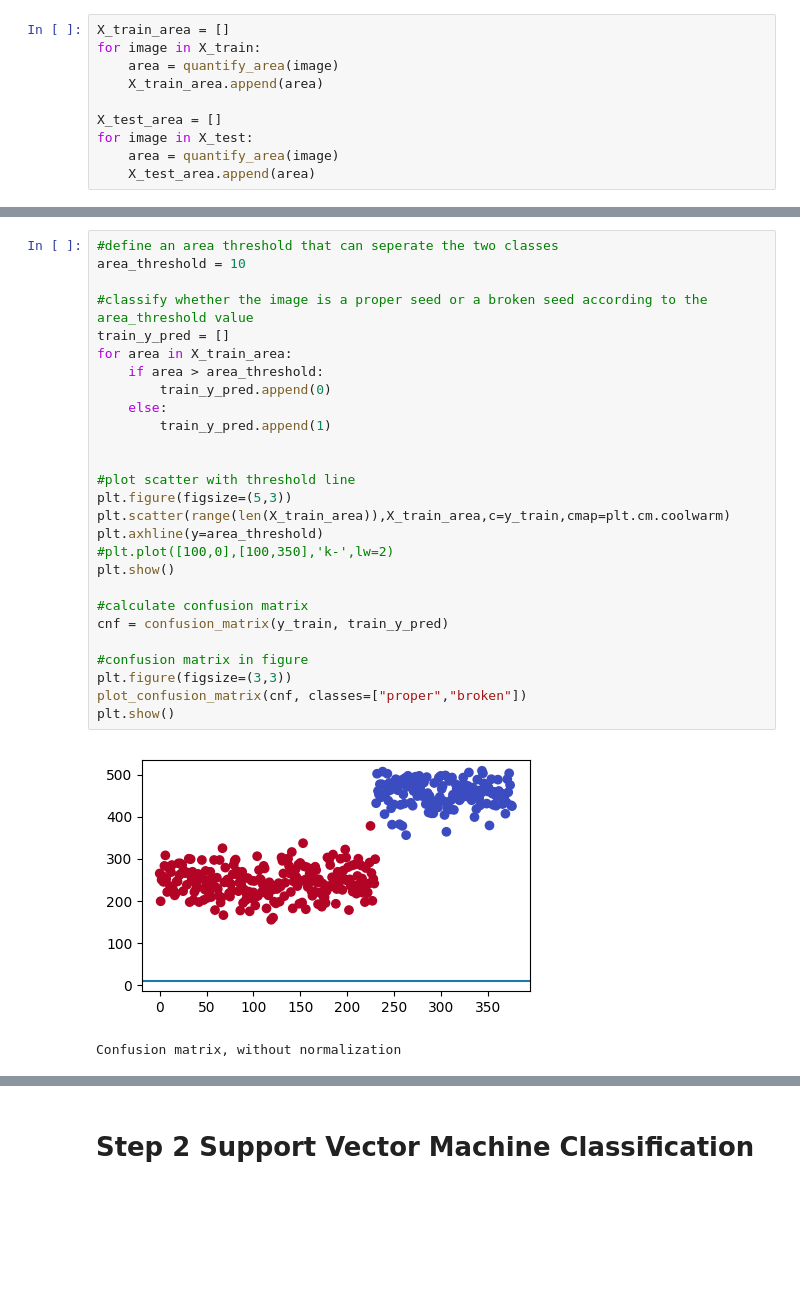
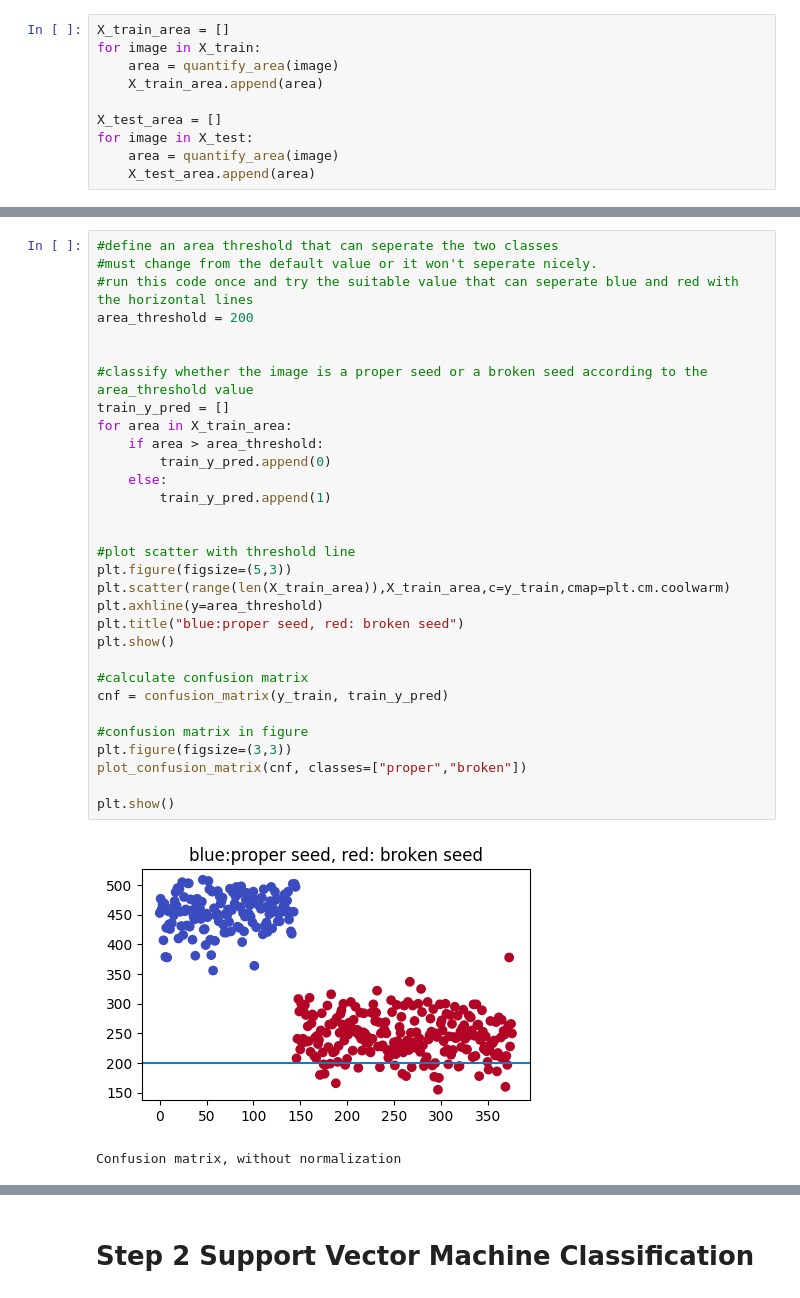
Before and after one commit to totti0223/deep_learning_for_biologists_with_keras, a Jupyter notebook: notebooks/rice_seed_classification.ipynb, the cells around one changed output, grey strips where cells are left out. Saved outputs shown, nothing was run; the diff lists cells and outputs as text; blank space fills up the shorter version.

```diff
--- a/notebooks/rice_seed_classification.ipynb
+++ b/notebooks/rice_seed_classification.ipynb
@@ -311,30 +318,34 @@ plt.show()
 # %%
 #define an area threshold that can seperate the two classes
-area_threshold = 10
+#must change from the default value or it won't seperate nicely.
+#run this code once and try the suitable value that can seperate blue and red with the horizontal lines
+area_threshold = 200
+
 
 #classify whether the image is a proper seed or a broken seed according to the area_threshold value
 train_y_pred = []
 for area in X_train_area:
     if area > area_threshold:
         train_y_pred.append(0)
     else:
         train_y_pred.append(1)
 
 
 #plot scatter with threshold line
 plt.figure(figsize=(5,3))
 plt.scatter(range(len(X_train_area)),X_train_area,c=y_train,cmap=plt.cm.coolwarm)
 plt.axhline(y=area_threshold)
-#plt.plot([100,0],[100,350],'k-',lw=2)
+plt.title("blue:proper seed, red: broken seed")
 plt.show()
 
 #calculate confusion matrix
 cnf = confusion_matrix(y_train, train_y_pred)
 
 #confusion matrix in figure
 plt.figure(figsize=(3,3))
 plot_confusion_matrix(cnf, classes=["proper","broken"])
+
 plt.show()
 # %% [output]
-[figure, old version]
+[figure, new version]
 Confusion matrix, without normalization
```
Also changed, not shown: parts of 16 cells of this notebook.
